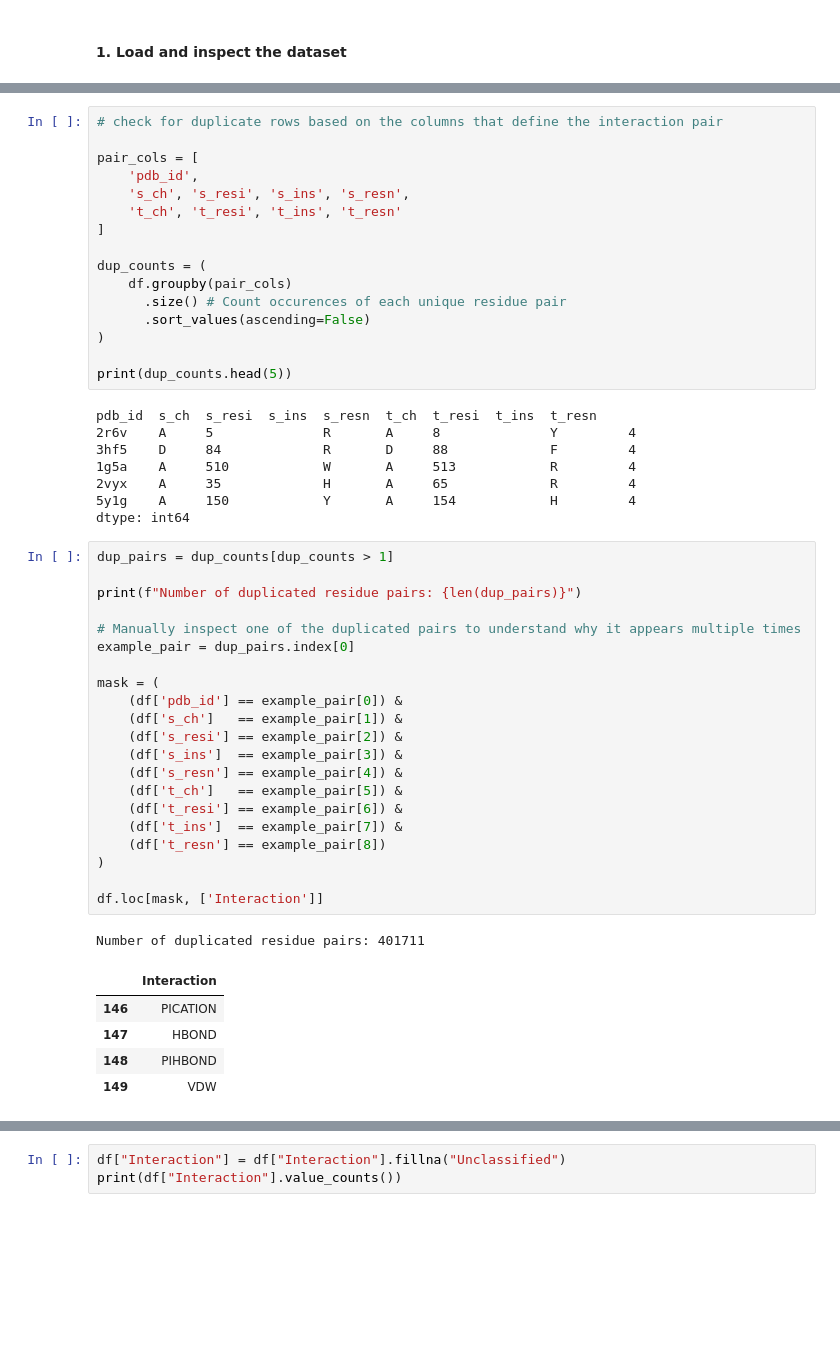
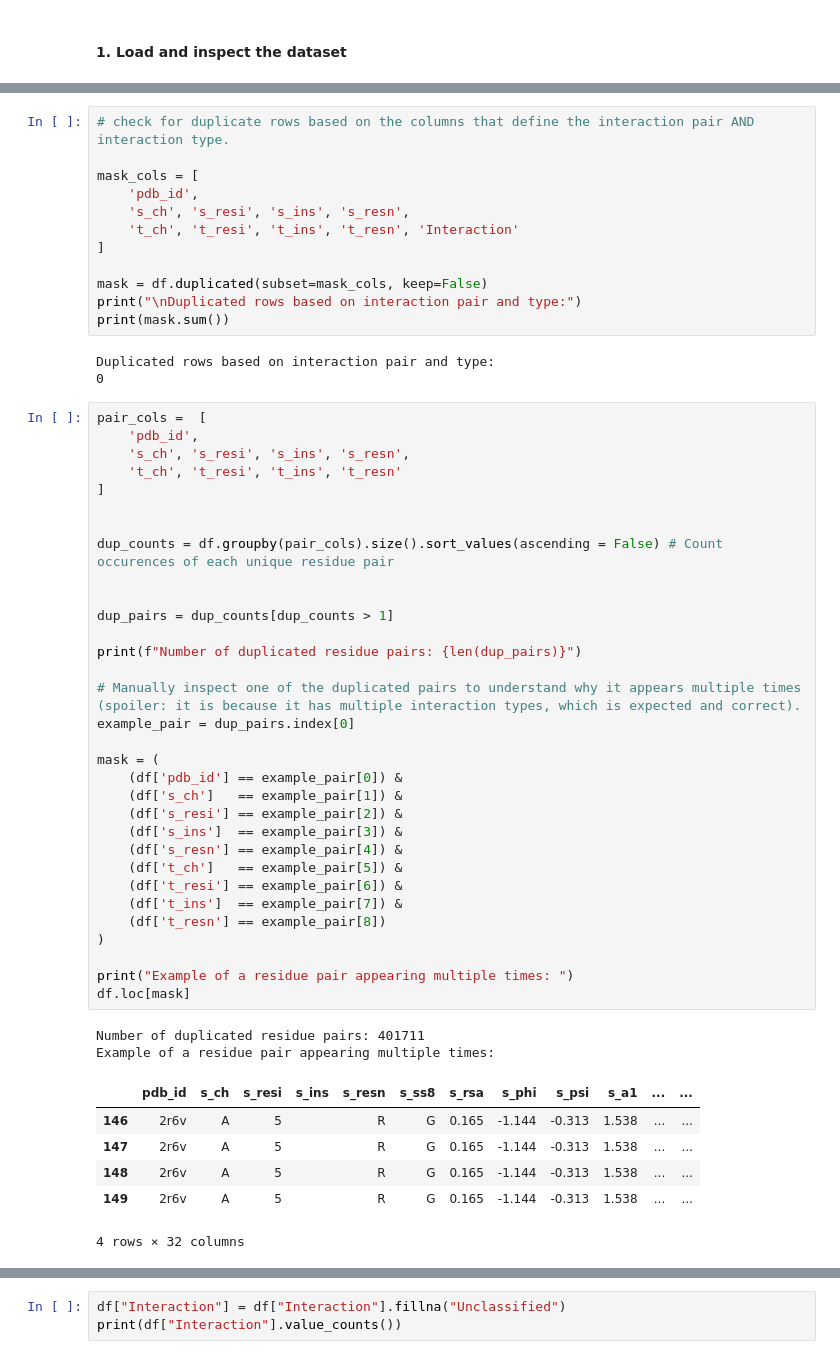
Before and after one commit to miriamzara/SB_Project, a Jupyter notebook: 1_preprocessing.ipynb, the cells around one changed output, grey strips where cells are left out. Cells and saved outputs as stored; diff of their text form; blank space fills up the shorter version.

```diff
--- a/1_preprocessing.ipynb
+++ b/1_preprocessing.ipynb
@@ -58,52 +81,56 @@ dtype: int64
 # %%
-# check for duplicate rows based on the columns that define the interaction pair
+# check for duplicate rows based on the columns that define the interaction pair AND interaction type.
 
-pair_cols = [
+mask_cols = [
     'pdb_id',
     's_ch', 's_resi', 's_ins', 's_resn',
-    't_ch', 't_resi', 't_ins', 't_resn'
+    't_ch', 't_resi', 't_ins', 't_resn', 'Interaction'
 ]
 
-dup_counts = (
-    df.groupby(pair_cols)
-      .size() # Count occurences of each unique residue pair
-      .sort_values(ascending=False)
-)
-
-print(dup_counts.head(5))
+mask = df.duplicated(subset=mask_cols, keep=False)
+print("\nDuplicated rows based on interaction pair and type:")
+print(mask.sum())
 # %% [output]
-pdb_id  s_ch  s_resi  s_ins  s_resn  t_ch  t_resi  t_ins  t_resn
-2r6v    A     5              R       A     8              Y         4
-3hf5    D     84             R       D     88             F         4
-1g5a    A     510            W       A     513            R         4
-2vyx    A     35             H       A     65             R         4
-5y1g    A     150            Y       A     154            H         4
-dtype: int64
+Duplicated rows based on interaction pair and type:
+0
 # %%
+pair_cols =  [
+    'pdb_id',
+    's_ch', 's_resi', 's_ins', 's_resn',
+    't_ch', 't_resi', 't_ins', 't_resn'
+]
+
+
+dup_counts = df.groupby(pair_cols).size().sort_values(ascending = False) # Count occurences of each unique residue pair
+
+
 dup_pairs = dup_counts[dup_counts > 1]
 
 print(f"Number of duplicated residue pairs: {len(dup_pairs)}")
 
-# Manually inspect one of the duplicated pairs to understand why it appears multiple times
+# Manually inspect one of the duplicated pairs to understand why it appears multiple times (spoiler: it is because it has multiple interaction types, which is expected and correct).
 example_pair = dup_pairs.index[0]
 
 mask = (
     (df['pdb_id'] == example_pair[0]) &
     (df['s_ch']   == example_pair[1]) &
     (df['s_resi'] == example_pair[2]) &
     (df['s_ins']  == example_pair[3]) &
     (df['s_resn'] == example_pair[4]) &
     (df['t_ch']   == example_pair[5]) &
     (df['t_resi'] == example_pair[6]) &
     (df['t_ins']  == example_pair[7]) &
     (df['t_resn'] == example_pair[8])
 )
 
-df.loc[mask, ['Interaction']]
+print("Example of a residue pair appearing multiple times: ")
+df.loc[mask]
 # %% [output]
 Number of duplicated residue pairs: 401711
+Example of a residue pair appearing multiple times:
-|  | Interaction |
-| 146 | PICATION |
-| 147 | HBOND |
-| 148 | PIHBOND |
-| 149 | VDW |
+|  | pdb_id | s_ch | s_resi | s_ins | s_resn | s_ss8 | s_rsa | s_phi | s_psi | s_a1 | ... | ... |
+| 146 | 2r6v | A | 5 |  | R | G | 0.165 | -1.144 | -0.313 | 1.538 | ... | ... |
+| 147 | 2r6v | A | 5 |  | R | G | 0.165 | -1.144 | -0.313 | 1.538 | ... | ... |
+| 148 | 2r6v | A | 5 |  | R | G | 0.165 | -1.144 | -0.313 | 1.538 | ... | ... |
+| 149 | 2r6v | A | 5 |  | R | G | 0.165 | -1.144 | -0.313 | 1.538 | ... | ... |
+4 rows × 32 columns
```
Also changed, not shown: parts of 10 cells of this notebook, 1 other file.
